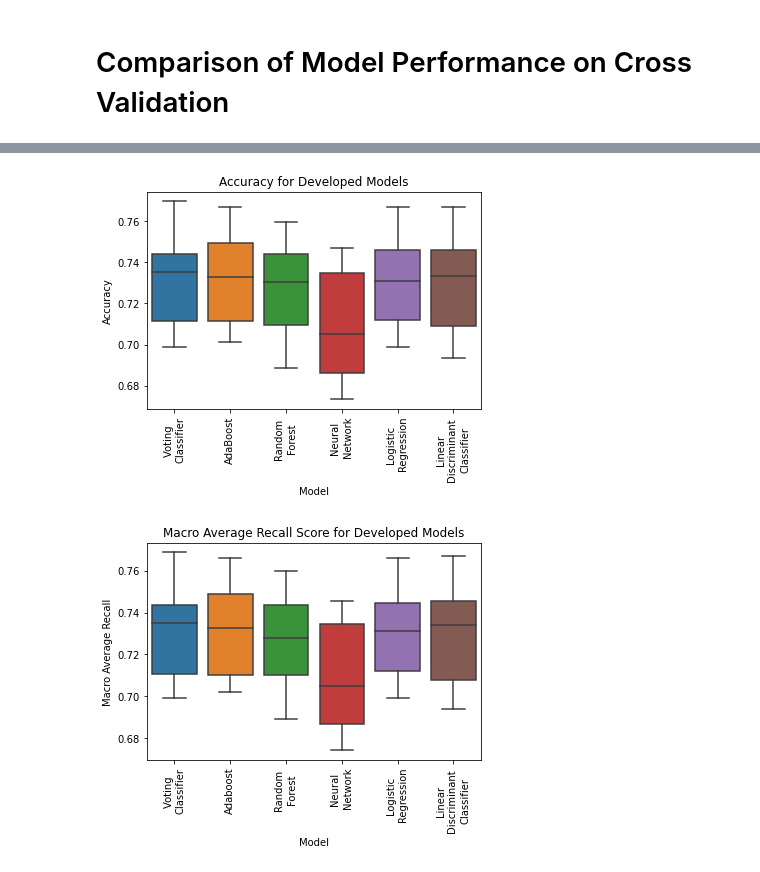
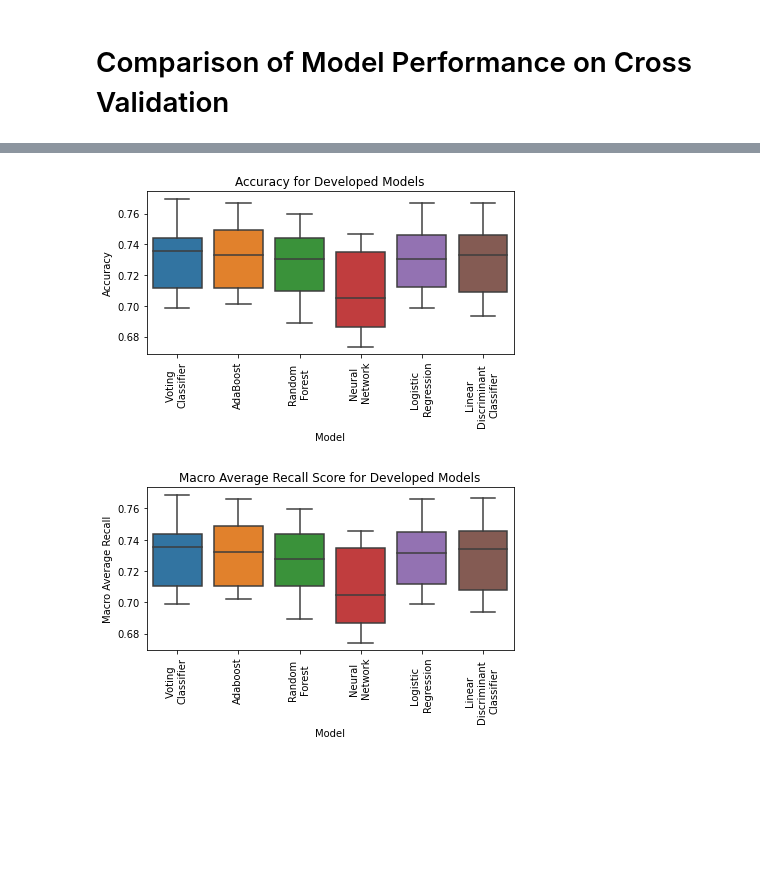
Before and after one commit to maxcollins1999/LOL-Data-Analysis, a Jupyter notebook: STAT2004 Assignment.ipynb, the cells around one changed output, grey strips where cells are left out. Cells and saved outputs as stored; diff of their text form; code cells hidden in the pictures; blank space fills up the shorter version.

```diff
--- a/STAT2004 Assignment.ipynb
+++ b/STAT2004 Assignment.ipynb
@@ -748,18 +761,22 @@ rs
 # %%
 bplot = sbn.boxplot(data=accs.melt('trial'),x='variable',y='value')
 bplot.set_xticklabels(labels=['Voting \nClassifier', 'AdaBoost', 'Random \nForest','Neural \nNetwork','Logistic \nRegression','Linear \nDiscriminant \nClassifier'],rotation=90)
 plt.title('Accuracy for Developed Models')
 plt.xlabel('Model')
 plt.ylabel('Accuracy')
+plt.tight_layout()
+plt.savefig('Figures/AComp')
 plt.show()
 # %% [output]
-[figure, old version]
+[figure, new version]
 # %%
 bplot = sbn.boxplot(data=rs.melt('trial'),x='variable',y='value')
 bplot.set_xticklabels(labels=['Voting \nClassifier', 'Adaboost', 'Random \nForest','Neural \nNetwork','Logistic \nRegression','Linear \nDiscriminant \nClassifier'],rotation=90)
 plt.title('Macro Average Recall Score for Developed Models')
 plt.xlabel('Model')
 plt.ylabel('Macro Average Recall')
+plt.tight_layout()
+plt.savefig('Figures/RComp')
 plt.show()
 # %% [output]
-[figure, old version]
+[figure, new version]
```
Also changed, not shown: parts of 16 cells of this notebook, 17 other files.
